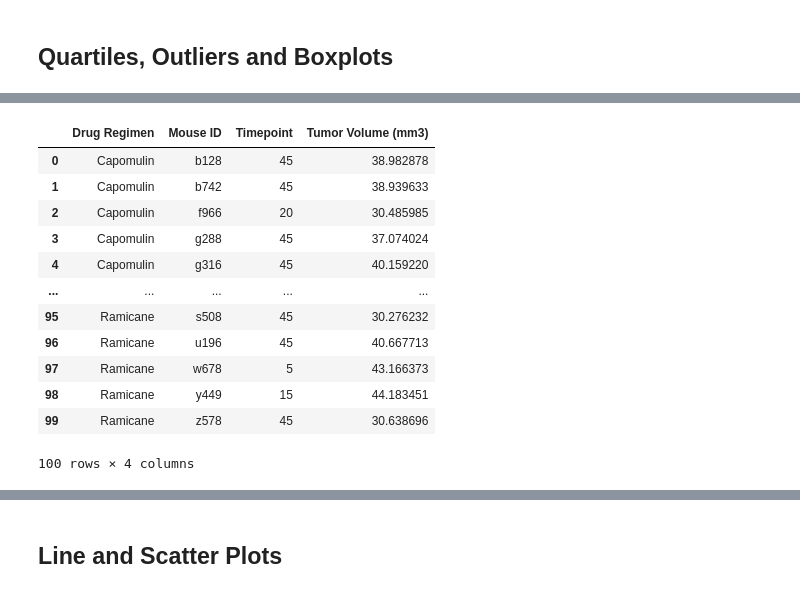
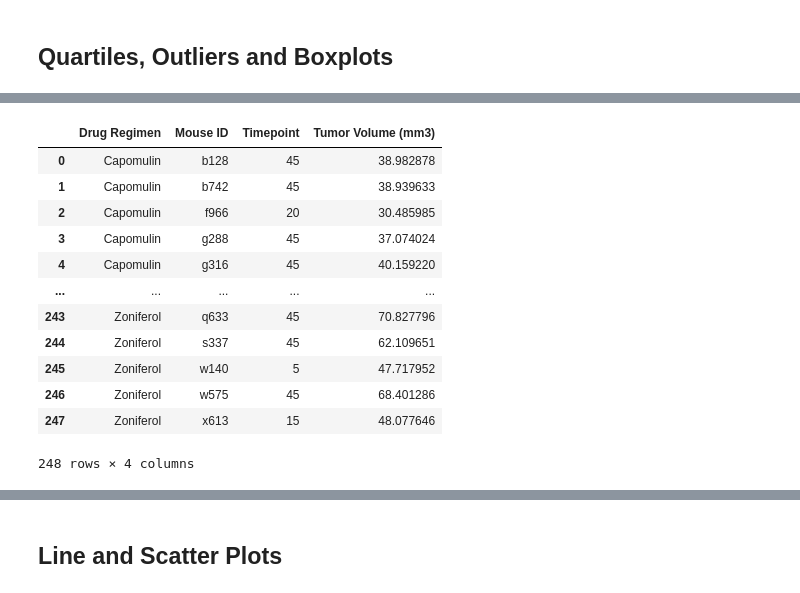
Before and after one commit to AleidvdZ/Module_5_Pymaceuticals, a Jupyter notebook: Pymaceuticals_AvdZ.ipynb, the cells around one changed output, grey strips where cells are left out. Cells and saved outputs as stored; diff of their text form; code cells hidden in the pictures.

```diff
--- a/Pymaceuticals_AvdZ.ipynb
+++ b/Pymaceuticals_AvdZ.ipynb
@@ -290,30 +248,27 @@ plot.get_legend().remove()
 # %%
 # Calculate the final tumor volume of each mouse across four of the treatment regimens:
 # Capomulin, Ramicane, Infubinol, and Ceftamin
 
 # Start by getting the last (greatest) timepoint for each mouse
-# unique_id = (f_tumor_vol["Mouse ID"].unique())
-# f_tumor_vol = f_tumor_vol.groupby(["Timepoint"])
-f_tumor_volgr =  f_tumor_vol.groupby(["Drug Regimen", "Mouse ID"])["Timepoint"].max()
+f_tumor_volgr =  mouse_study_complete2.groupby(["Drug Regimen", "Mouse ID"])["Timepoint"].max()
 f_tumor_volgr = pd.DataFrame(f_tumor_volgr)
 # f_tumor_volgr
 
-
 # Merge this group df with the original DataFrame to get the tumor volume at the last timepoint
-# f_tumor_mrg = pd.merge(f_tumor_volgr, mouse_study_complete2, how="left", on=["Timepoint", "Timepoint"])
+f_tumor_mrg = pd.merge(f_tumor_volgr, mouse_study_complete2, how="left", on=["Timepoint", "Timepoint"])
 f_tumor_mrg = pd.merge(f_tumor_volgr, mouse_study_complete2, on=["Mouse ID", "Timepoint"]).loc[:,["Drug Regimen","Mouse ID","Timepoint","Tumor Volume (mm3)"]]
 f_tumor_mrg
 # %% [output]
 |  | Drug Regimen | Mouse ID | Timepoint | Tumor Volume (mm3) |
 | 0 | Capomulin | b128 | 45 | 38.982878 |
 | 1 | Capomulin | b742 | 45 | 38.939633 |
 | 2 | Capomulin | f966 | 20 | 30.485985 |
 | 3 | Capomulin | g288 | 45 | 37.074024 |
 | 4 | Capomulin | g316 | 45 | 40.159220 |
 | ... | ... | ... | ... | ... |
-| 95 | Ramicane | s508 | 45 | 30.276232 |
-| 96 | Ramicane | u196 | 45 | 40.667713 |
-| 97 | Ramicane | w678 | 5 | 43.166373 |
-| 98 | Ramicane | y449 | 15 | 44.183451 |
-| 99 | Ramicane | z578 | 45 | 30.638696 |
+| 243 | Zoniferol | q633 | 45 | 70.827796 |
+| 244 | Zoniferol | s337 | 45 | 62.109651 |
+| 245 | Zoniferol | w140 | 5 | 47.717952 |
+| 246 | Zoniferol | w575 | 45 | 68.401286 |
+| 247 | Zoniferol | x613 | 15 | 48.077646 |
-100 rows × 4 columns
+248 rows × 4 columns
```
Also changed, not shown: parts of 17 cells of this notebook, 1 other file.
